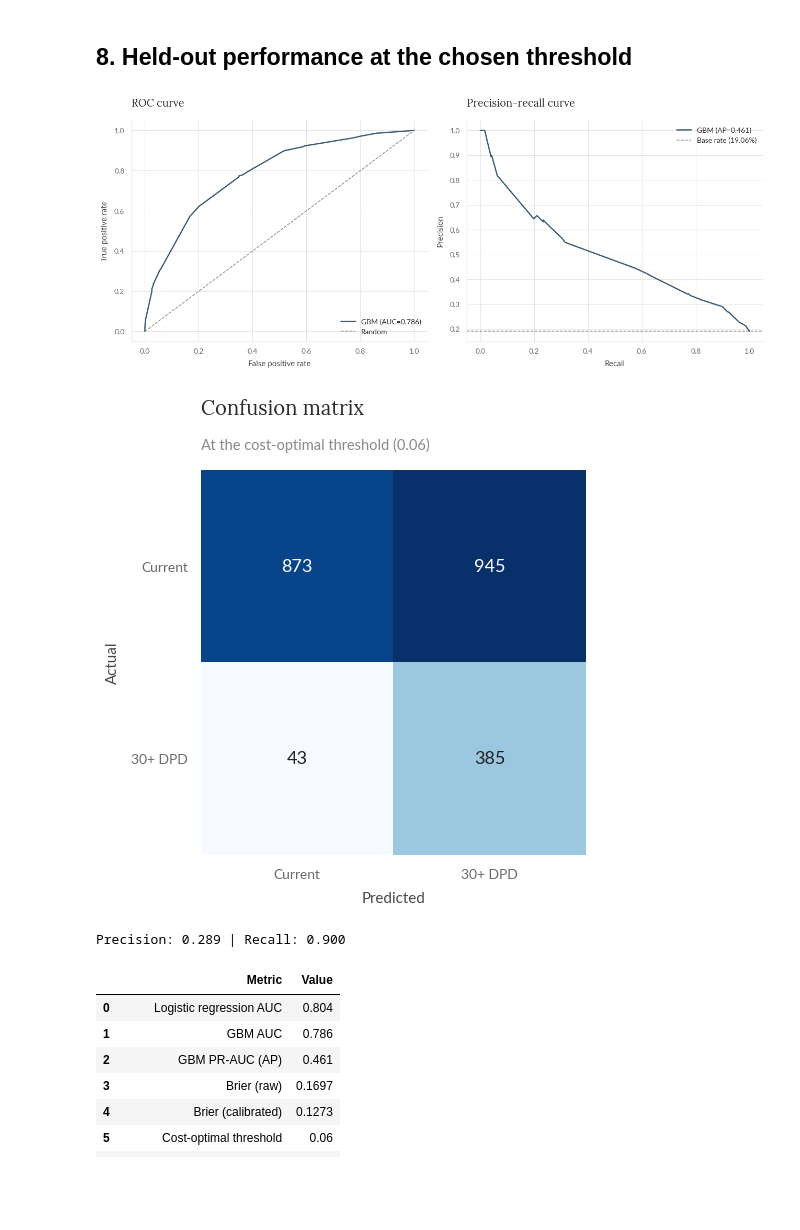
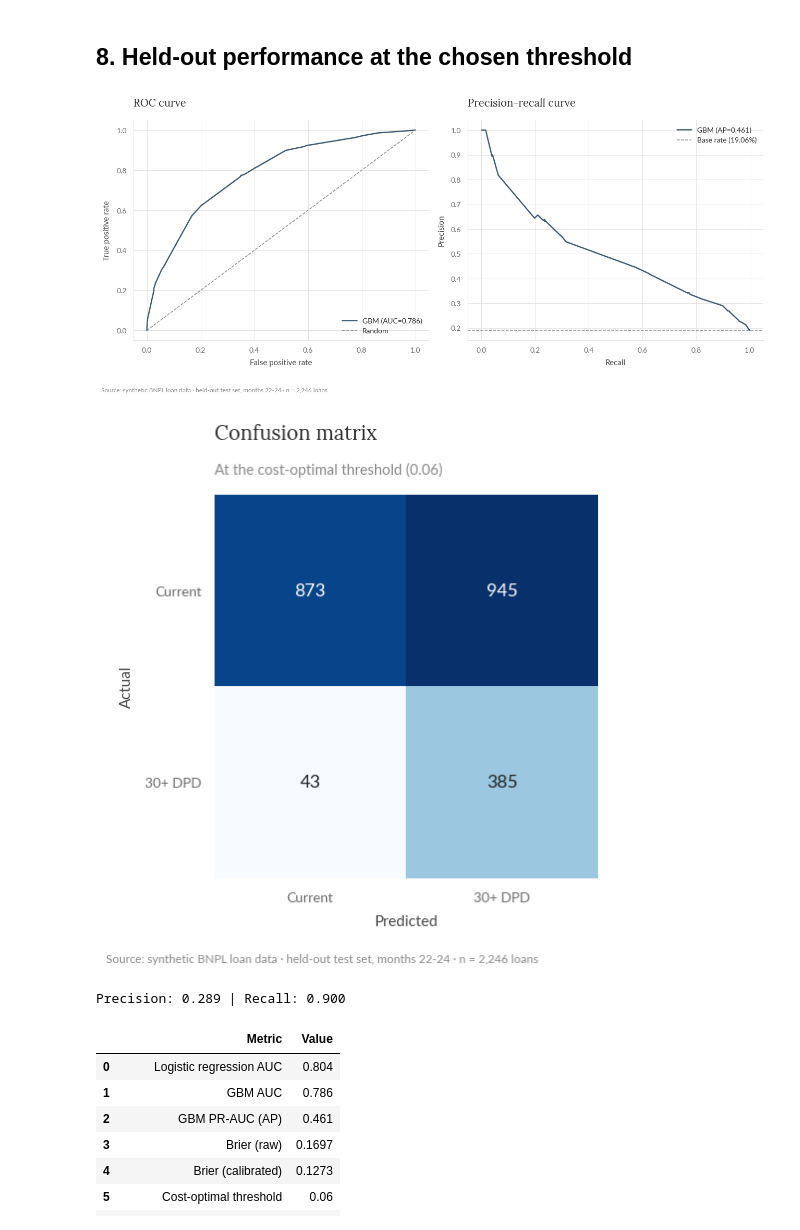
Before and after one commit to gus-morales/work-showcase, a Jupyter notebook: projects/01-delinquency-risk-model/notebooks/01_delinquency_risk_model.ipynb, the cells around one changed output. Cells and saved outputs as stored; diff of their text form; code cells hidden in the pictures; blank space fills up the shorter version.

```diff
--- a/projects/01-delinquency-risk-model/notebooks/01_delinquency_risk_model.ipynb
+++ b/projects/01-delinquency-risk-model/notebooks/01_delinquency_risk_model.ipynb
@@ -123,6 +127,7 @@ X_train, y_train = X_all.loc[train_df.index], train_df["delinquent_30dpd"].value
 X_val, y_val = X_all.loc[val_df.index], val_df["delinquent_30dpd"].values
 X_test, y_test = X_all.loc[test_df.index], test_df["delinquent_30dpd"].values
 
+SOURCE_TEST = f"Source: synthetic BNPL loan data · held-out test set, months 22-24 · n = {len(test_df):,} loans"
 print(f"Train: {len(train_df):,} | Val: {len(val_df):,} | Test: {len(test_df):,}")
 # %% [output]
 Train: 13,499 | Val: 2,347 | Test: 2,246
@@ -229,24 +236,25 @@ The optimal threshold sits far below 0.5: a missed delinquent loan costs about 1
 # %%
 auc = roc_auc_score(y_test, y_prob_test)
 ap = average_precision_score(y_test, y_prob_test)
 fpr, tpr, _ = roc_curve(y_test, y_prob_test)
 prec, rec, _ = precision_recall_curve(y_test, y_prob_test)
 base_rate = y_test.mean()
 
 fig, axes = plt.subplots(1, 2, figsize=(13, 5.5))
 axes[0].plot(fpr, tpr, color=SLATE, linewidth=1.8, label=f"GBM (AUC={auc:.3f})")
 axes[0].plot([0, 1], [0, 1], "--", color=GREY, linewidth=1.1, label="Random")
 style_ax(axes[0], title="ROC curve", xlabel="False positive rate", ylabel="True positive rate", grid_axis="both")
 axes[0].legend(loc="lower right")
 
 axes[1].plot(rec, prec, color=SLATE, linewidth=1.8, label=f"GBM (AP={ap:.3f})")
 axes[1].axhline(base_rate, ls="--", color=GREY, linewidth=1.1, label=f"Base rate ({base_rate:.2%})")
 style_ax(axes[1], title="Precision-recall curve", xlabel="Recall", ylabel="Precision", grid_axis="both")
 axes[1].legend(loc="upper right")
 plt.tight_layout()
+add_footnote(fig, SOURCE_TEST)
 plt.show()
 # %% [output]
-[figure, old version]
+[figure, new version]
 # %%
 y_pred_best = (y_prob_test >= best_t).astype(int)
 cm = confusion_matrix(y_test, y_pred_best)
@@ -267,11 +275,12 @@ for i in range(2):
     for j in range(2):
         ax.text(j, i, f"{cm[i, j]:,}", ha="center", va="center", fontsize=13,
                  color="white" if cm[i, j] > cm.max() / 2 else "#222222")
+add_footnote(fig, SOURCE_TEST)
 plt.show()
 
 print(f"Precision: {precision:.3f} | Recall: {recall:.3f}")
 # %% [output]
-[figure, old version]
+[figure, new version]
 Precision: 0.289 | Recall: 0.900
 # %%
 pd.DataFrame({
```
Also changed, not shown: parts of 10 cells of this notebook, 17 other files.
